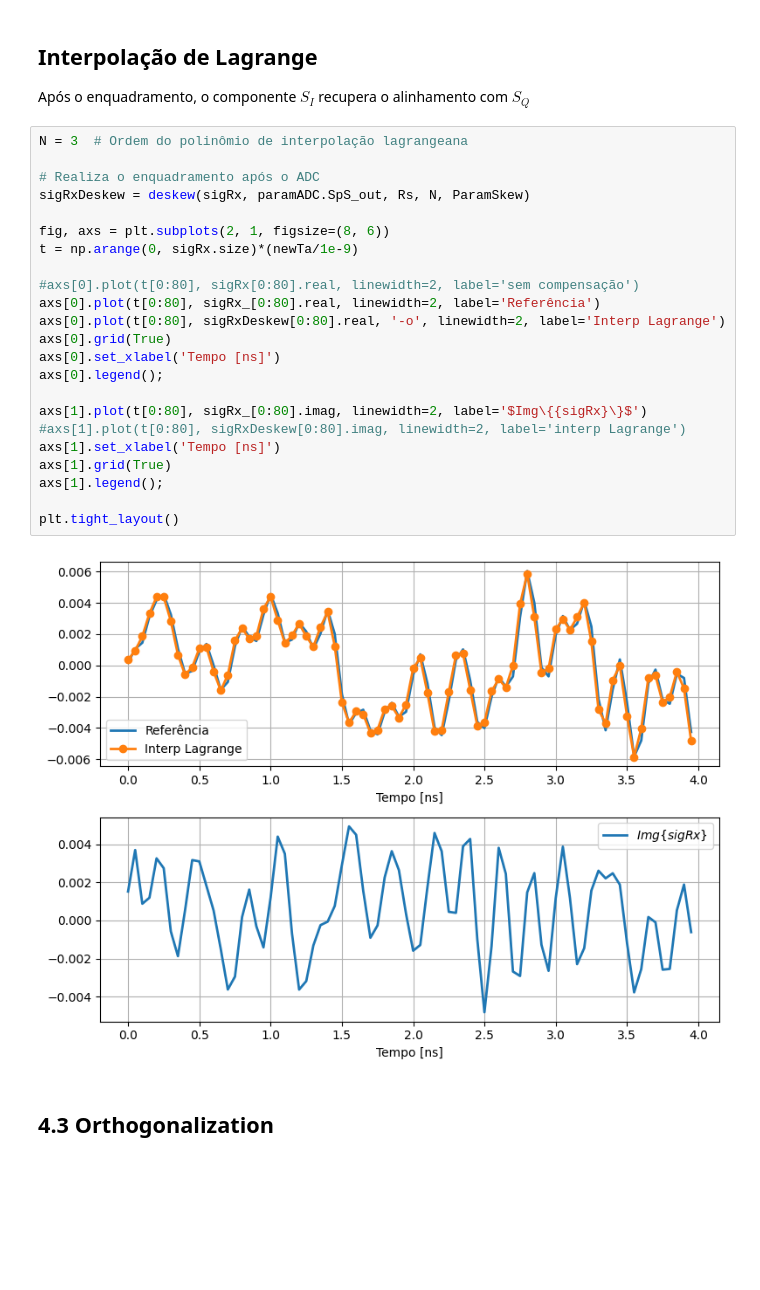
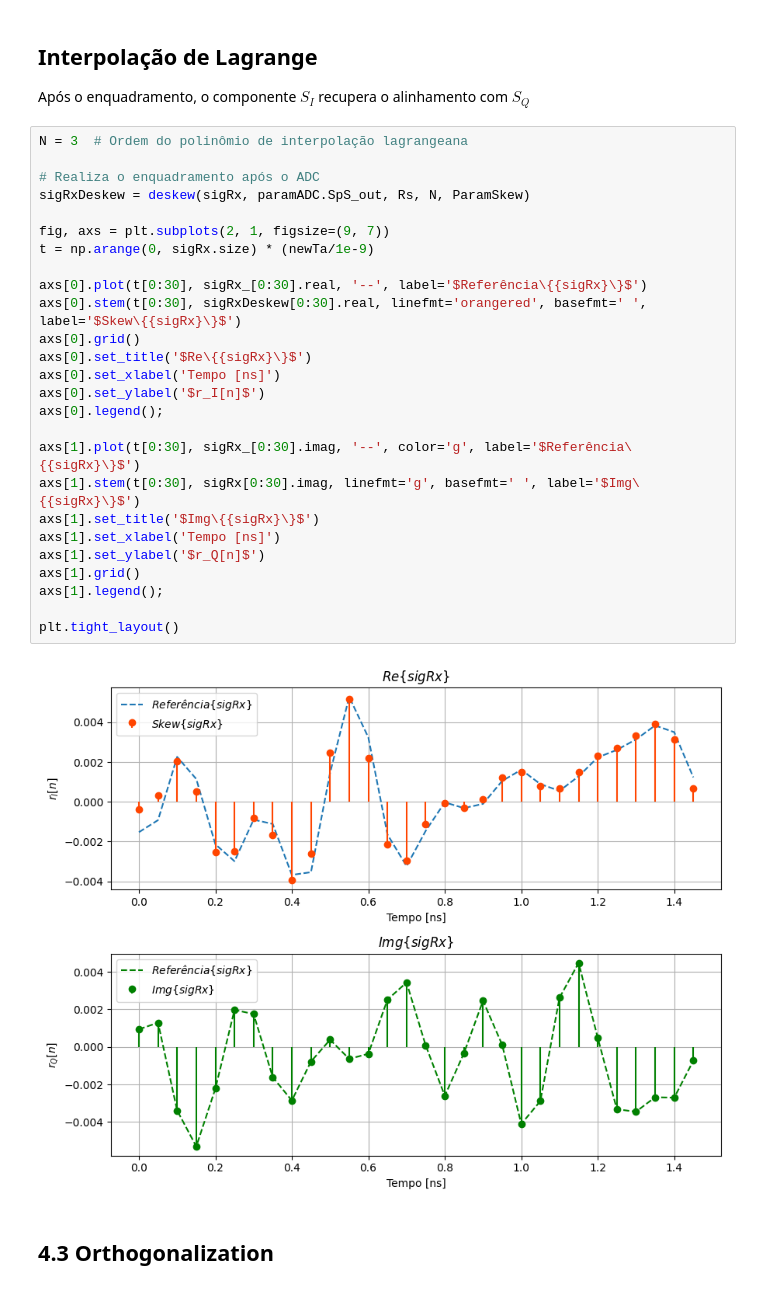
Before and after one commit to silasabs/CoherentOptics, a Jupyter notebook: examples/Coherent Receiver Front-End.ipynb, the cells around one changed output. Saved outputs shown, nothing was run; the diff lists cells and outputs as text; blank space fills up the shorter version.

```diff
--- a/examples/Coherent Receiver Front-End.ipynb
+++ b/examples/Coherent Receiver Front-End.ipynb
@@ -453,28 +457,31 @@ Após o enquadramento, o componente $S_I$ recupera o alinhamento com $S_Q$
 # %%
 N = 3  # Ordem do polinômio de interpolação lagrangeana
 
 # Realiza o enquadramento após o ADC
 sigRxDeskew = deskew(sigRx, paramADC.SpS_out, Rs, N, ParamSkew)
 
-fig, axs = plt.subplots(2, 1, figsize=(8, 6))
-t = np.arange(0, sigRx.size)*(newTa/1e-9)
+fig, axs = plt.subplots(2, 1, figsize=(9, 7))
+t = np.arange(0, sigRx.size) * (newTa/1e-9)
 
-#axs[0].plot(t[0:80], sigRx[0:80].real, linewidth=2, label='sem compensação')
-axs[0].plot(t[0:80], sigRx_[0:80].real, linewidth=2, label='Referência')
-axs[0].plot(t[0:80], sigRxDeskew[0:80].real, '-o', linewidth=2, label='Interp Lagrange')
-axs[0].grid(True)
+axs[0].plot(t[0:30], sigRx_[0:30].real, '--', label='$Referência\{{sigRx}\}$')
+axs[0].stem(t[0:30], sigRxDeskew[0:30].real, linefmt='orangered', basefmt=' ', label='$Skew\{{sigRx}\}$')
+axs[0].grid()
+axs[0].set_title('$Re\{{sigRx}\}$')
 axs[0].set_xlabel('Tempo [ns]')
+axs[0].set_ylabel('$r_I[n]$')
 axs[0].legend();
 
-axs[1].plot(t[0:80], sigRx_[0:80].imag, linewidth=2, label='$Img\{{sigRx}\}$')
-#axs[1].plot(t[0:80], sigRxDeskew[0:80].imag, linewidth=2, label='interp Lagrange')
+axs[1].plot(t[0:30], sigRx_[0:30].imag, '--', color='g', label='$Referência\{{sigRx}\}$')
+axs[1].stem(t[0:30], sigRx[0:30].imag, linefmt='g', basefmt=' ', label='$Img\{{sigRx}\}$')
+axs[1].set_title('$Img\{{sigRx}\}$')
 axs[1].set_xlabel('Tempo [ns]')
-axs[1].grid(True)
+axs[1].set_ylabel('$r_Q[n]$')
+axs[1].grid()
 axs[1].legend();
 
 plt.tight_layout()
 # %% [output]
-[figure, old version]
+[figure, new version]
 # %% [markdown]
 ## 4.3 Orthogonalization
 # %% [markdown]
```
Also changed, not shown: parts of 3 cells of this notebook.
